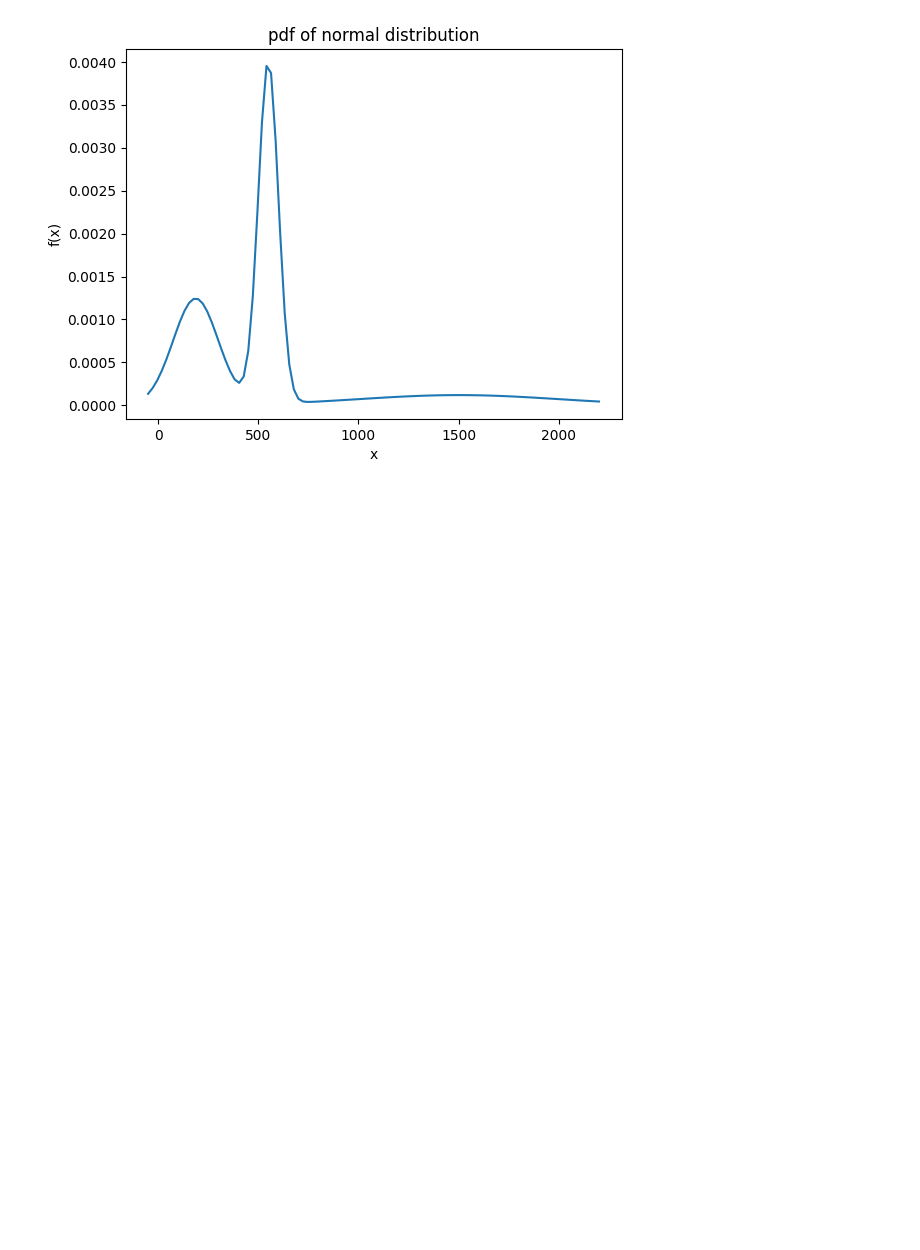
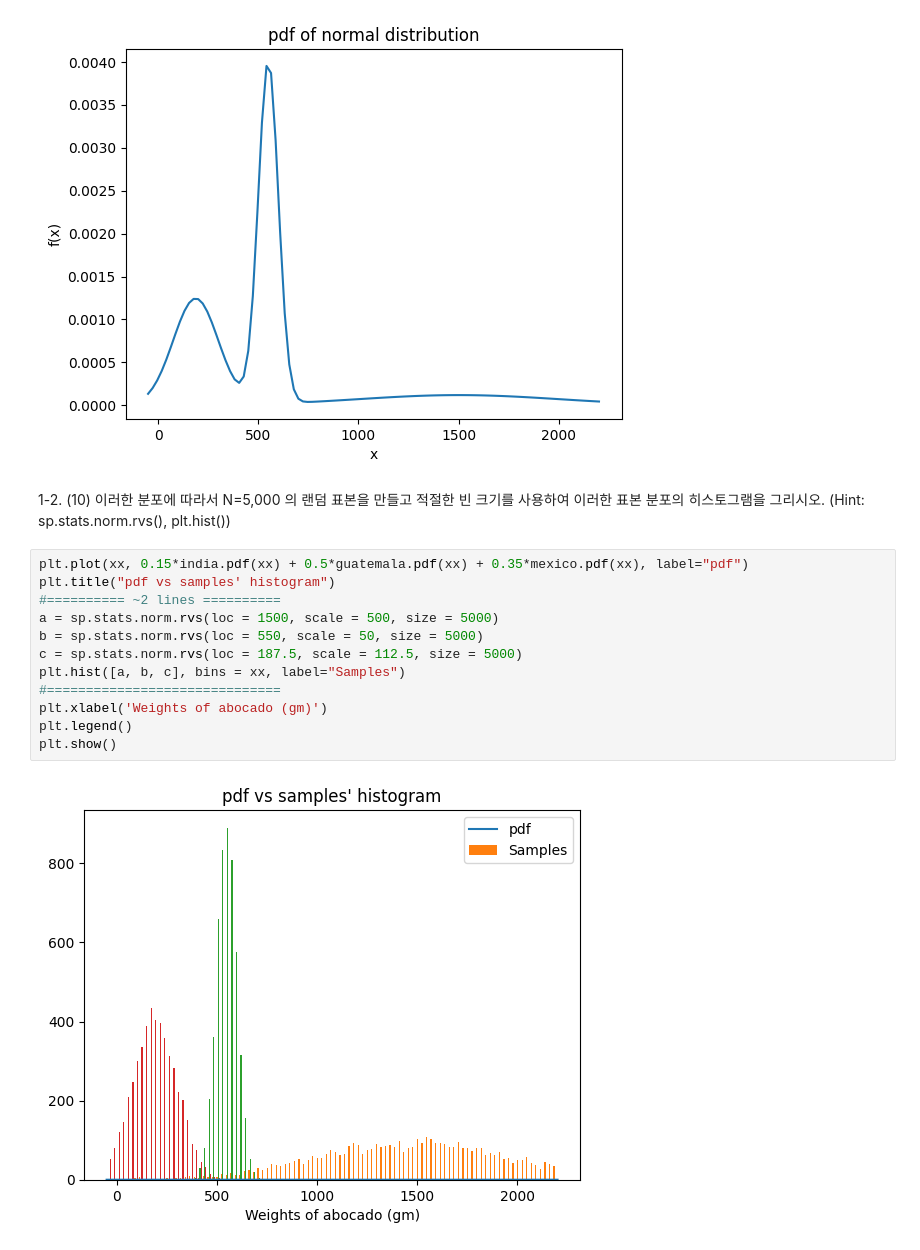
Before and after one commit to Hyeonjun-Heo/pattern_recognition, a Jupyter notebook: 6주차/homework3.ipynb, the cells around one changed output. Saved outputs shown, nothing was run; the diff lists cells and outputs as text; blank space fills up the shorter version.

```diff
--- a/6주차/homework3.ipynb
+++ b/6주차/homework3.ipynb
@@ -17,3 +26,19 @@ plt.title("pdf of normal distribution")
 plt.show()
 # %% [output]
 [figure]
+# %% [markdown]
+1-2. (10) 이러한 분포에 따라서 N=5,000 의 랜덤 표본을 만들고 적절한 빈 크기를 사용하여 이러한 표본 분포의 히스토그램을 그리시오. (Hint: sp.stats.norm.rvs(), plt.hist())
+# %%
+plt.plot(xx, 0.15*india.pdf(xx) + 0.5*guatemala.pdf(xx) + 0.35*mexico.pdf(xx), label="pdf")
+plt.title("pdf vs samples' histogram")
+#========== ~2 lines ==========
+a = sp.stats.norm.rvs(loc = 1500, scale = 500, size = 5000)
+b = sp.stats.norm.rvs(loc = 550, scale = 50, size = 5000)
+c = sp.stats.norm.rvs(loc = 187.5, scale = 112.5, size = 5000)
+plt.hist([a, b, c], bins = xx, label="Samples")
+#==============================
+plt.xlabel('Weights of abocado (gm)')
+plt.legend()
+plt.show()
+# %% [output]
+[figure, added]
```
Also changed, not shown: parts of 4 cells of this notebook.
